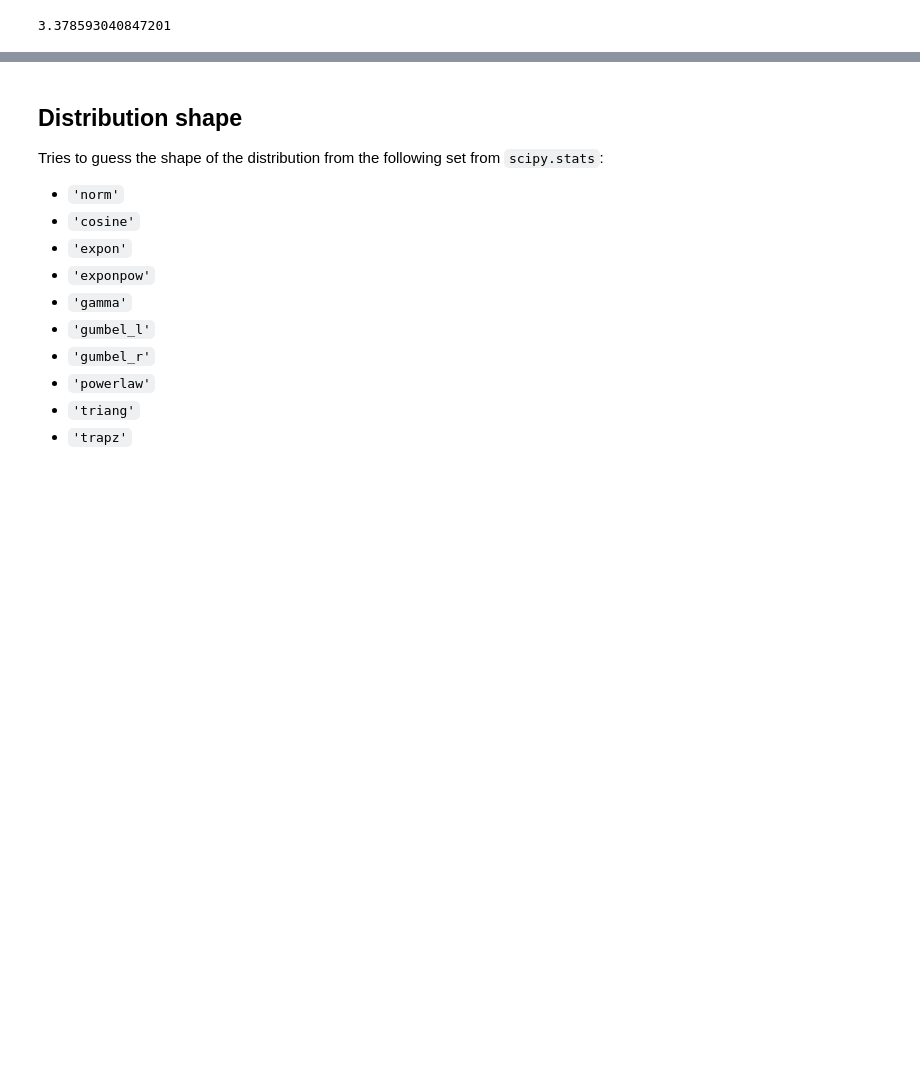
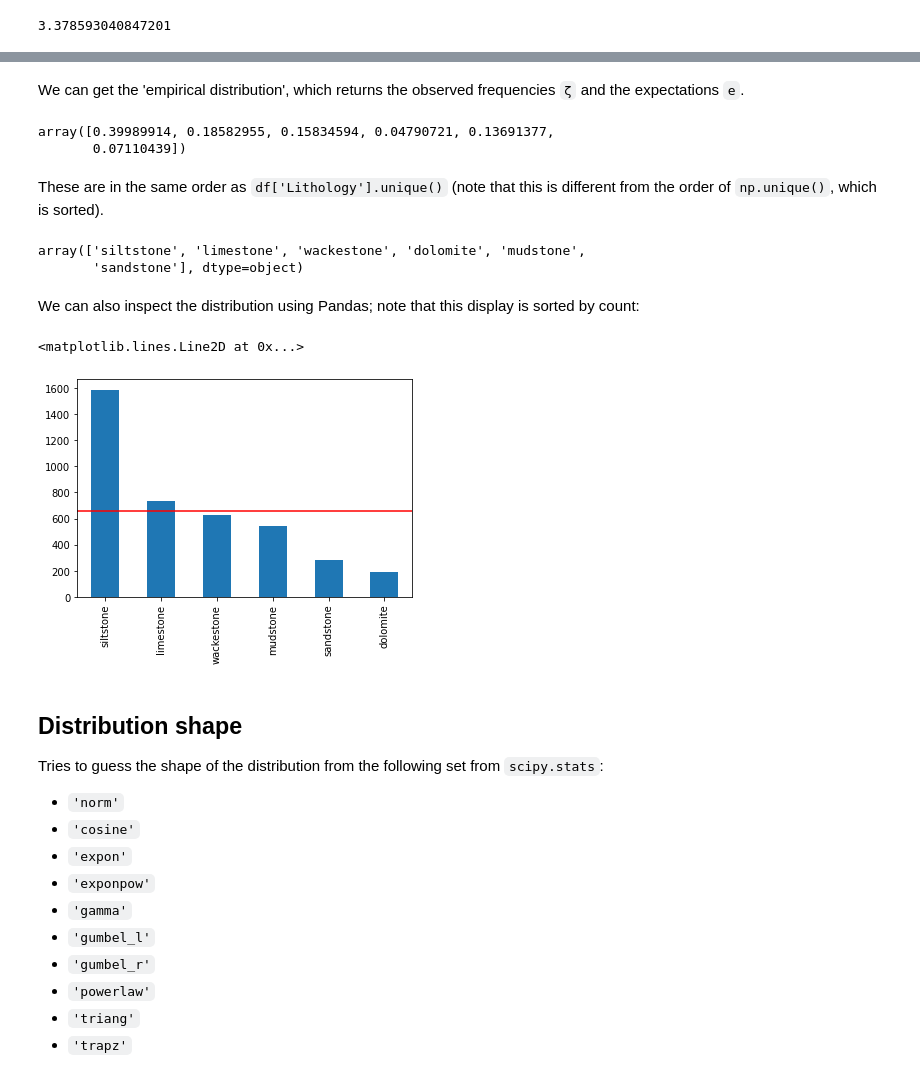
Before and after one commit to scienxlab/redflag, a Jupyter notebook: docs/notebooks/Using_redflag.ipynb, the cells around one changed output, grey strips where cells are left out. Drawn from its saved outputs; the diff is of its cells as text; code cells hidden in the pictures; blank space fills up the shorter version.

```diff
--- a/docs/notebooks/Using_redflag.ipynb
+++ b/docs/notebooks/Using_redflag.ipynb
@@ -94,3 +116,30 @@ array(['wackestone', 'dolomite', 'mudstone', 'sandstone'], dtype=object)
+# %% [markdown]
+We can get the 'empirical distribution', which returns the observed frequencies `ζ` and the expectations `e`.
+# %%
+ζ, e = rf.empirical_distribution(df['Lithology'])
+ζ
+# %% [output]
+array([0.39989914, 0.18582955, 0.15834594, 0.04790721, 0.13691377,
+       0.07110439])
+# %% [markdown]
+These are in the same order as `df['Lithology'].unique()` (note that this is different from the order of `np.unique()`, which is sorted).
+# %%
+df['Lithology'].unique()
+# %% [output]
+array(['siltstone', 'limestone', 'wackestone', 'dolomite', 'mudstone',
+       'sandstone'], dtype=object)
+# %% [markdown]
+We can also inspect the distribution using Pandas; note that this display is sorted by count:
+# %%
+import matplotlib.pyplot as plt
+
+df['Lithology'].value_counts().plot(kind='bar')
+
+# Add a line at the expectation level, which is the same for all classes.
+plt.axhline(e[0] * len(df), c='r')
+# %% [output]
+<matplotlib.lines.Line2D at 0x...>
+[figure, added]
 # %% [markdown]
 ## Distribution shape
 
```
Also changed, not shown: parts of 24 cells of this notebook.
